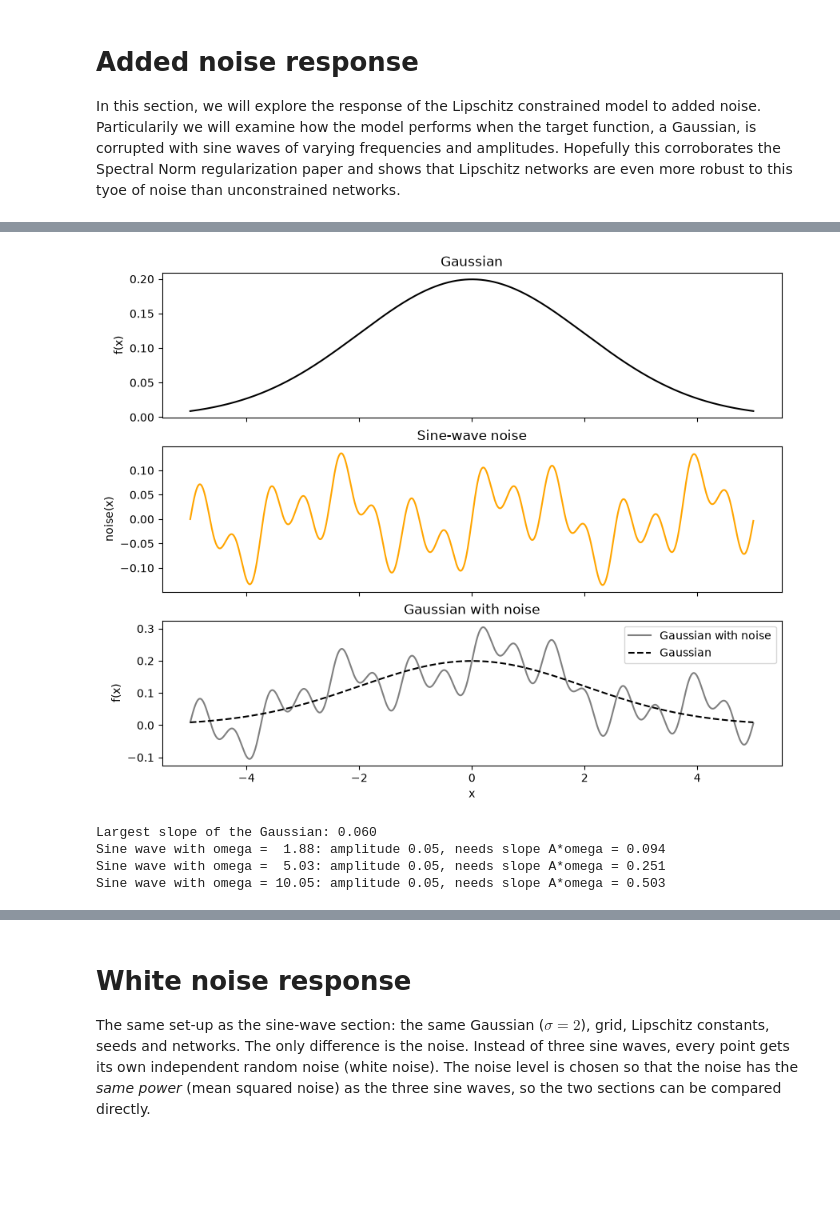
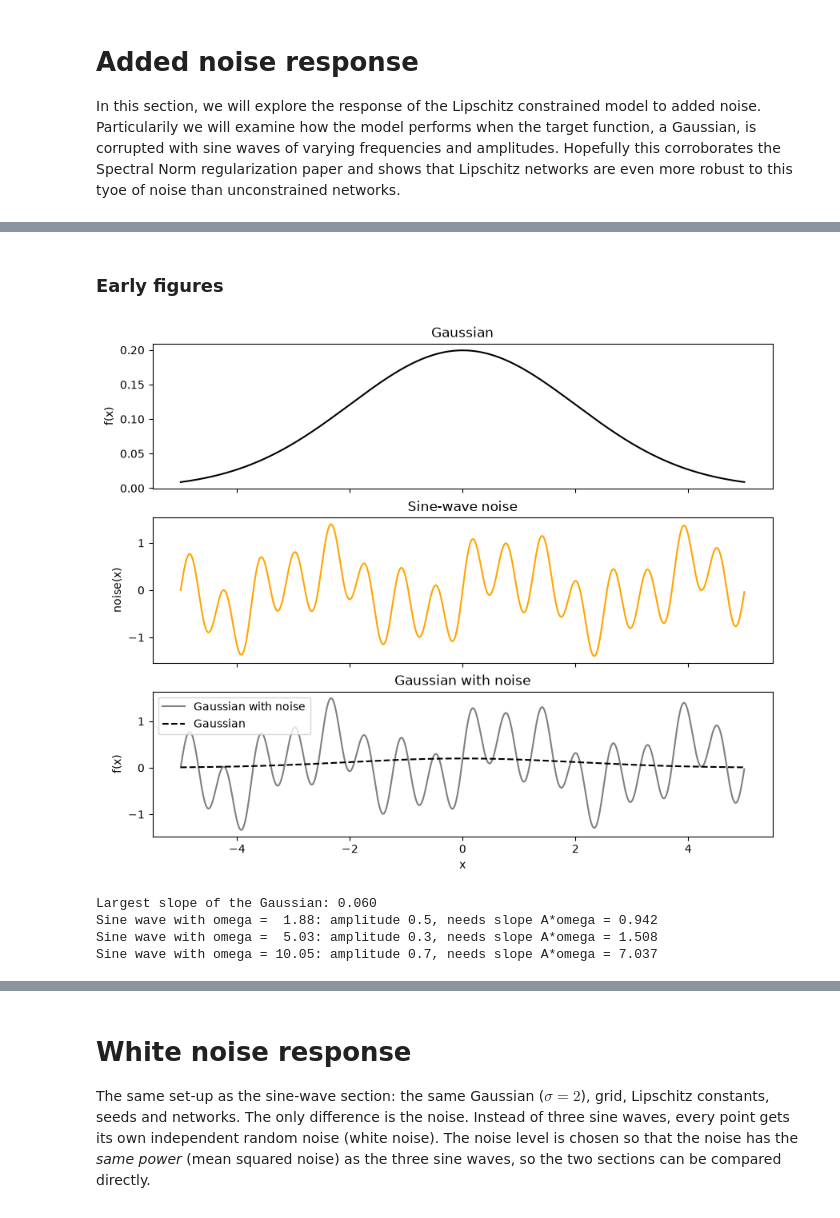
Before and after one commit to emilbkvamme/lipschitz-networks, a Jupyter notebook: Lipschitz_concept/Toy_gaussian.ipynb, the cells around one changed output, grey strips where cells are left out. Saved outputs shown, nothing was run; the diff lists cells and outputs as text; code cells hidden in the pictures; blank space fills up the shorter version.

```diff
--- a/Lipschitz_concept/Toy_gaussian.ipynb
+++ b/Lipschitz_concept/Toy_gaussian.ipynb
@@ -290,0 +386,40 @@ with plt.rc_context(REPORT_STYLE):
+# %%
+# The squared and the absolute error side by side, with one shared legend underneath
+# Uses REPORT_STYLE and C_MUTED from the floor-fit plot cell above.
+colors = plt.cm.viridis(np.linspace(0, 0.9, len(sigma_values)))   # one colour per sigma
+
+# Zeros (L >= L_true, where the floor equals the truth) cannot be drawn on a log axis, so they are replaced by NaN
+ISE_for_plot = np.where(ISE_matrix > 0, ISE_matrix, np.nan)
+IAE_for_plot = np.where(IAE_matrix > 0, IAE_matrix, np.nan)
+
+with plt.rc_context(REPORT_STYLE):
+    fig, axs = plt.subplots(1, 2, figsize=(6.3, 2.8), gridspec_kw=dict(wspace=0.45))
+    ax_squared = axs[0]
+    ax_absolute = axs[1]
+
+    # (a) Integrated squared error: spreads out with sigma (scales as 1/sigma)
+    for i in range(len(sigma_values)):
+        ax_squared.plot(r_values, ISE_for_plot[i], color=colors[i], lw=1.2, label=rf"$\sigma = {sigma_values[i]:.2f}$")
+    ax_squared.axvline(1, color=C_MUTED, lw=0.6, ls="--")
+    ax_squared.set_xscale("log")
+    ax_squared.set_yscale("log")
+    ax_squared.yaxis.set_major_locator(plt.LogLocator(numticks=4))   # fewer tick labels, the axis spans many decades
+    ax_squared.set_xlabel(r"$L / L_\mathrm{true}$")
+    ax_squared.set_ylabel(r"$\int (g - f)^2\,\mathrm{d}x$")
+
+    # (b) Integrated absolute error: the same for every sigma, the curves lie on top of each other
+    for i in range(len(sigma_values)):
+        ax_absolute.plot(r_values, IAE_for_plot[i], color=colors[i], lw=1.2)
+    ax_absolute.axvline(1, color=C_MUTED, lw=0.6, ls="--")
+    ax_absolute.set_xscale("log")
+    ax_absolute.set_yscale("log")
+    ax_absolute.set_xlabel(r"$L / L_\mathrm{true}$")
+    ax_absolute.set_ylabel(r"$\int |g - f|\,\mathrm{d}x$")
+
+    # One shared legend underneath both panels, in five columns so it is only two rows high
+    legend_lines, legend_labels = ax_squared.get_legend_handles_labels()
+    fig.legend(legend_lines, legend_labels, loc="upper center", bbox_to_anchor=(0.5, -0.07),
+               ncol=5, handlelength=1.0, columnspacing=1.0)
+
+    fig.savefig("Plots/Toy/gaussian_floor_error_squared_and_absolute.pdf")
+    plt.show()
@@ -415,3 +660,5 @@ In this section, we will explore the response of the Lipschitz constrained model
+# %% [markdown]
+### Early figures
 # %%
 # Sine-wave noise on top of a Gaussian
 
@@ -421,15 +668,13 @@ X_MIN, X_MAX = -5, 5            # range of x
 SIGMA = 2.0                     # width of the Gaussian. Wide, so the Gaussian itself only needs slope 0.06,
                                 # much less than the sine waves. Otherwise no L can remove the noise without
                                 # also cutting into the Gaussian (the bound can only tell signal and noise apart by slope)
-AMPLITUDES = [0.05, 0.05, 0.05] # amplitude A of each sine wave
+AMPLITUDES = [0.5, 0.3, 0.7] # amplitude A of each sine wave
 MODES = [3, 8, 16]              # whole number of periods of each sine wave inside [X_MIN, X_MAX]
 
 # Angular frequencies omega = 2*pi*n / (length of the range). With a whole number of periods every sine wave
 # sits exactly on one FFT frequency, so it shows up as one clean spike in the spectrum.
 FREQUENCIES = [2 * np.pi * n / (X_MAX - X_MIN) for n in MODES]
 
-if len(AMPLITUDES) != len(FREQUENCIES):
-    raise ValueError("AMPLITUDES and FREQUENCIES must have the same length (zip would silently drop the extra ones)")
 
 
 def sine_noise(x, amplitudes, frequencies):
@@ -450,37 +695,38 @@ gaussian = 1 / (SIGMA * np.sqrt(2 * np.pi)) * np.exp(-x**2 / (2 * SIGMA**2))
 # The noise and the noisy Gaussian
 # No rescaling: the amplitudes in AMPLITUDES are the real amplitudes of the waves, so the slopes A*omega below are correct
 noise = sine_noise(x, AMPLITUDES, FREQUENCIES)
 gaussian_noisy = gaussian + noise
 
 # Plotting the three on top of each other
 fig, axs = plt.subplots(3, 1, figsize=(10, 8), sharex=True)
 
 axs[0].plot(x, gaussian, color='black')
 axs[0].set_title('Gaussian')
 axs[0].set_ylabel('f(x)')
 
 axs[1].plot(x, noise, color='orange')
 axs[1].set_title('Sine-wave noise')
 axs[1].set_ylabel('noise(x)')
 
 axs[2].plot(x, gaussian_noisy, color='grey', label='Gaussian with noise')
 axs[2].plot(x, gaussian, color='black', linestyle='--', label='Gaussian')
 axs[2].set_title('Gaussian with noise')
 axs[2].set_xlabel('x')
 axs[2].set_ylabel('f(x)')
 axs[2].legend()
 
+fig.savefig('Plots/Toy/Sine_noise_gaussian.pdf')            # vector version, for LaTeX
 plt.show()
 
 # The slope each sine wave needs (A * omega), compared with the slope of the Gaussian itself
 print(f"Largest slope of the Gaussian: {gaussian_lipschitz_constant(SIGMA):.3f}")
 for A, omega_mode in zip(AMPLITUDES, FREQUENCIES):
     print(f"Sine wave with omega = {omega_mode:5.2f}: amplitude {A}, needs slope A*omega = {A * omega_mode:.3f}")
 # %% [output]
-[figure, old version]
+[figure, new version]
 Largest slope of the Gaussian: 0.060
-Sine wave with omega =  1.88: amplitude 0.05, needs slope A*omega = 0.094
-Sine wave with omega =  5.03: amplitude 0.05, needs slope A*omega = 0.251
-Sine wave with omega = 10.05: amplitude 0.05, needs slope A*omega = 0.503
+Sine wave with omega =  1.88: amplitude 0.5, needs slope A*omega = 0.942
+Sine wave with omega =  5.03: amplitude 0.3, needs slope A*omega = 1.508
+Sine wave with omega = 10.05: amplitude 0.7, needs slope A*omega = 7.037
 # %%
 # Fourier spectrum of the Gaussian, the noise and the noisy Gaussian
```
Also changed, not shown: parts of 57 cells of this notebook, 1 other file.
